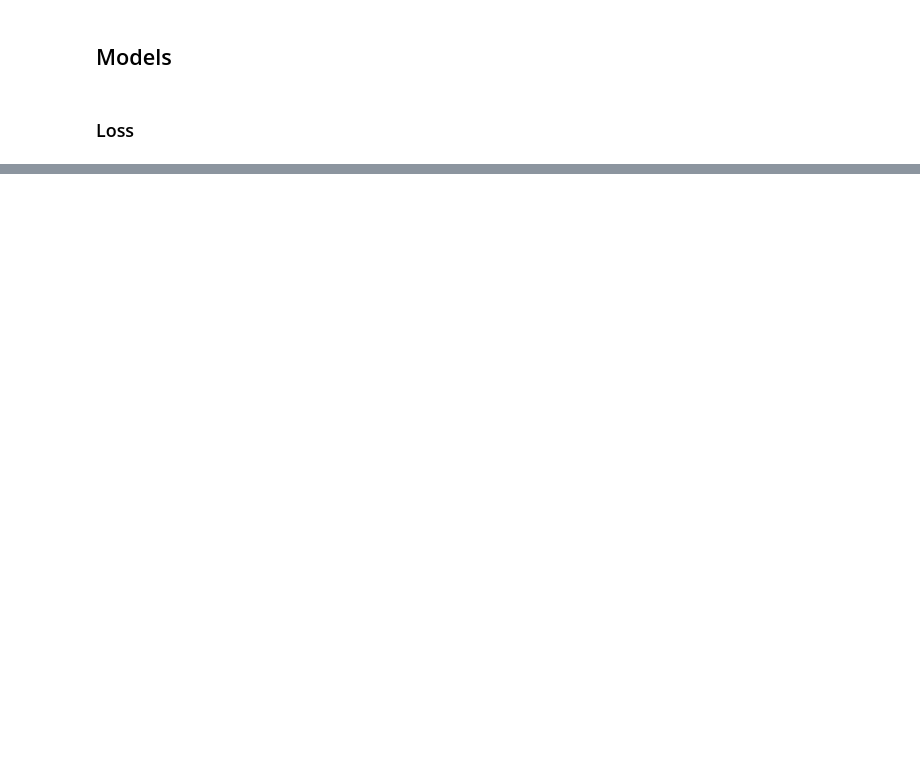
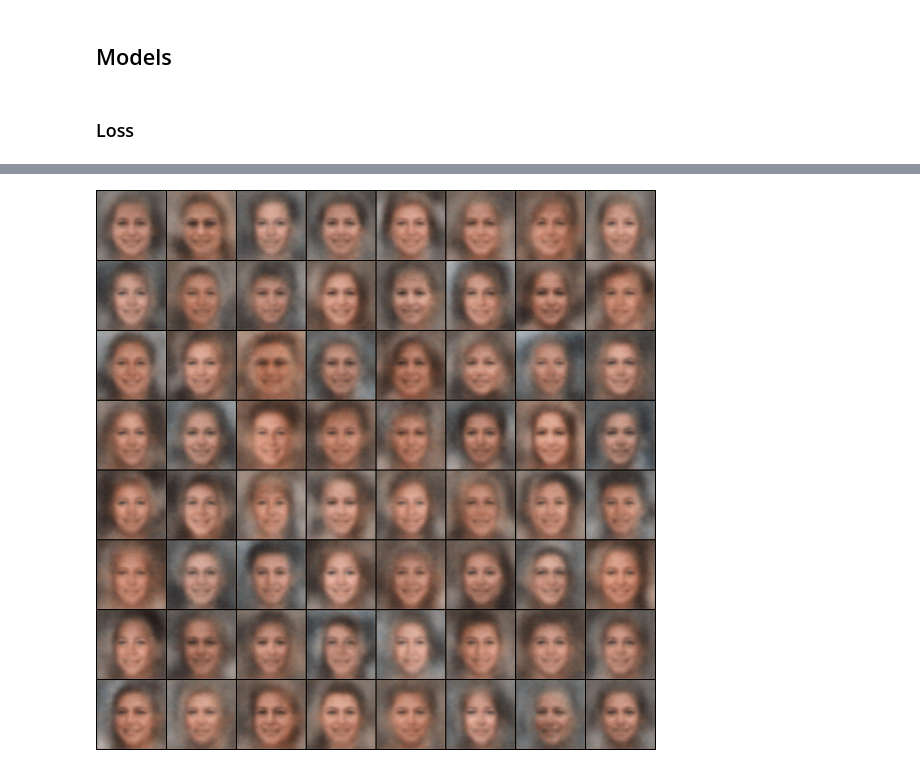
Before and after one commit to dremok/fake-everything, a Jupyter notebook: vae/VAE PyTorch with Faces.ipynb, the cells around one changed output, grey strips where cells are left out. Saved outputs shown, nothing was run; the diff lists cells and outputs as text; code cells hidden in the pictures; blank space fills up the shorter version.

```diff
--- a/vae/VAE PyTorch with Faces.ipynb
+++ b/vae/VAE PyTorch with Faces.ipynb
@@ -296,3 +310,5 @@ ls: cannot access 'results/': No such file or directory
 # %%
 from IPython.display import Image
-Image("results/sample_19.png")
+Image(f"results/sample_1.png")
+# %% [output]
+[figure, added]
```
Also changed, not shown: parts of 14 cells of this notebook.
